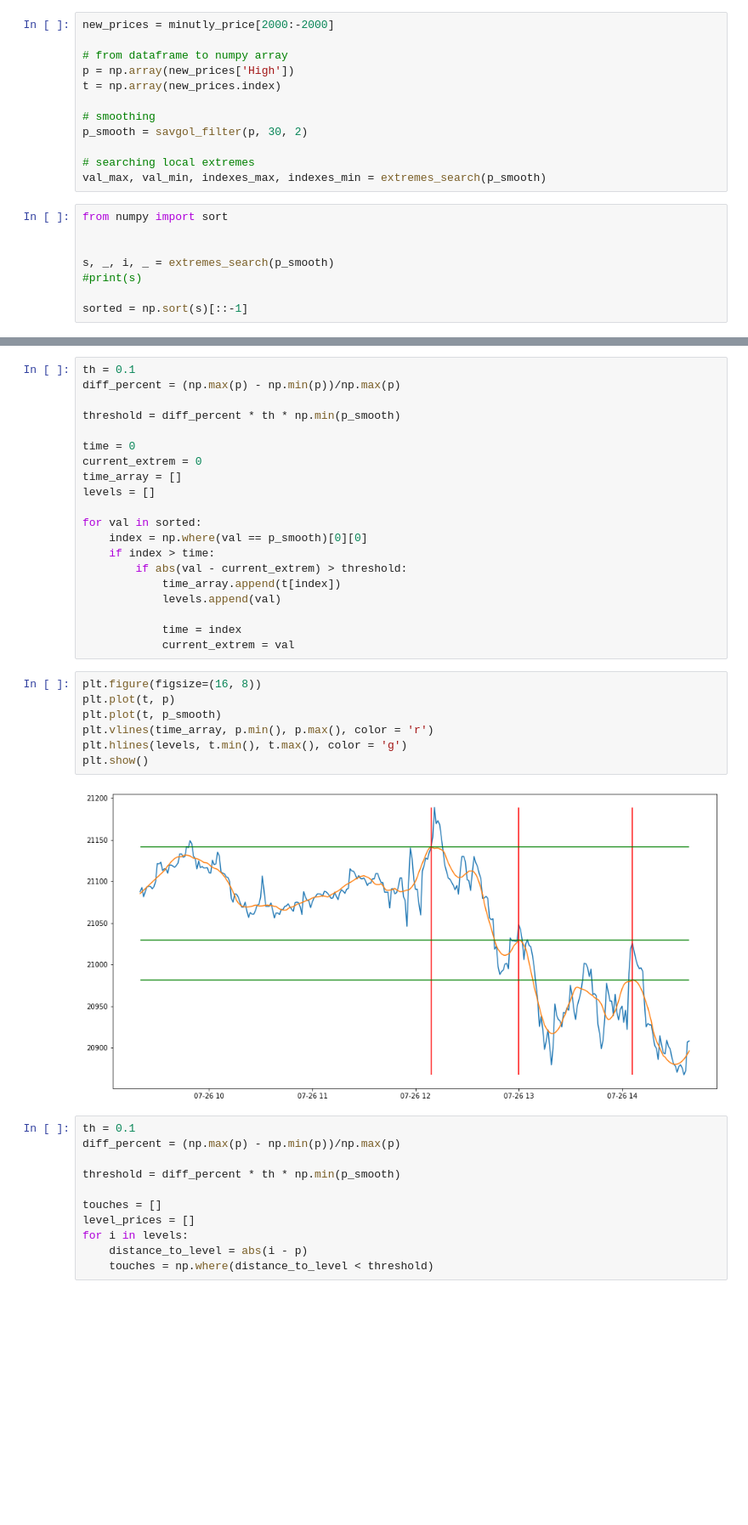
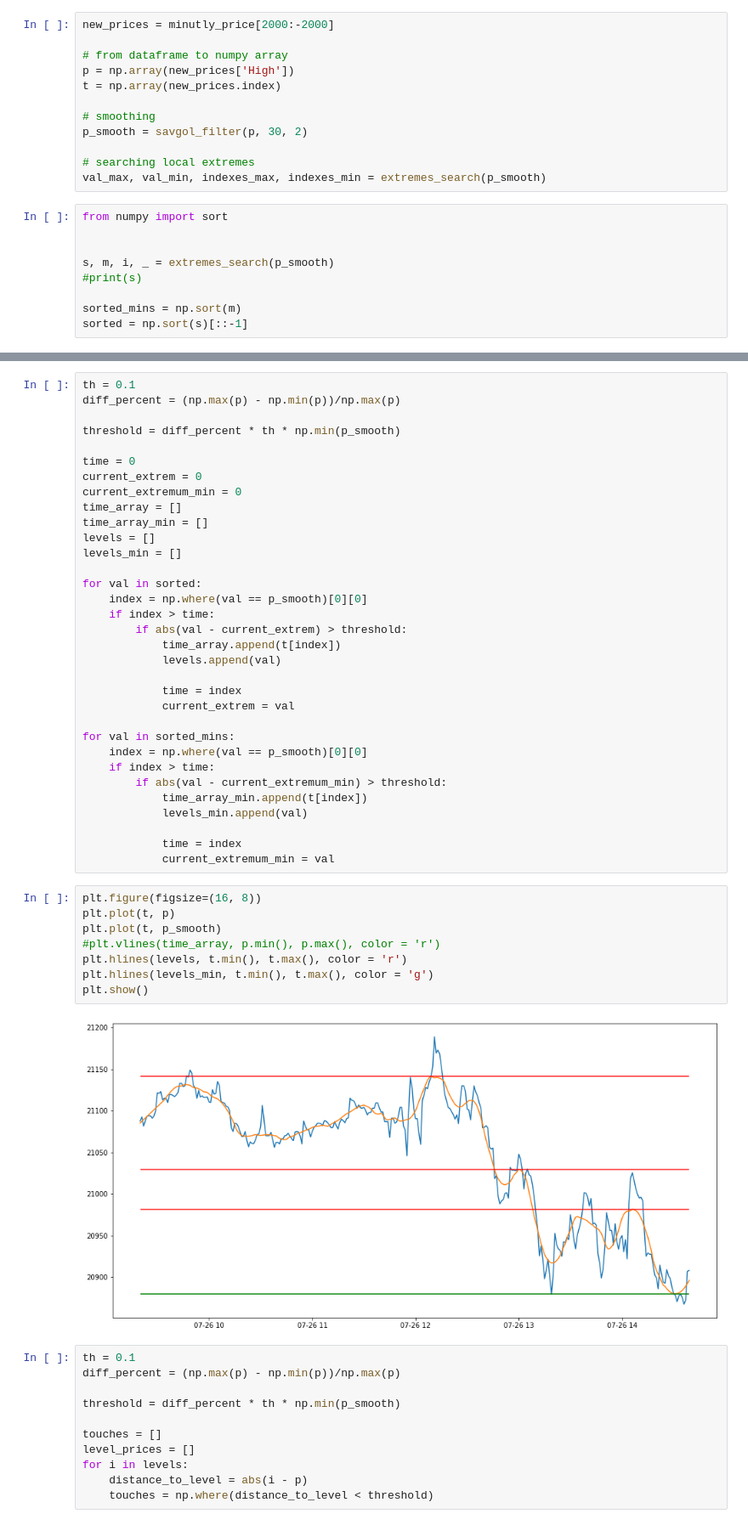
Before and after one commit to oskrivon/levelAnalyser, a Jupyter notebook: resistance_level_detector.ipynb, the cells around one changed output, grey strips where cells are left out. Shown at 85% size. Saved outputs shown, nothing was run; the diff lists cells and outputs as text; blank space fills up the shorter version.

Commit message:
add support levels

```diff
--- a/resistance_level_detector.ipynb
+++ b/resistance_level_detector.ipynb
@@ -197,7 +197,8 @@ val_max, val_min, indexes_max, indexes_min = extremes_search(p_smooth)
 from numpy import sort
 
 
-s, _, i, _ = extremes_search(p_smooth)
+s, m, i, _ = extremes_search(p_smooth)
 #print(s)
 
+sorted_mins = np.sort(m)
 sorted = np.sort(s)[::-1]
@@ -209,8 +217,11 @@ threshold = diff_percent * th * np.min(p_smooth)
 
 time = 0
 current_extrem = 0
+current_extremum_min = 0
 time_array = []
+time_array_min = []
 levels = []
+levels_min = []
 
 for val in sorted:
     index = np.where(val == p_smooth)[0][0]
@@ -221,15 +232,26 @@ for val in sorted:
 
             time = index
             current_extrem = val
+
+for val in sorted_mins:
+    index = np.where(val == p_smooth)[0][0]
+    if index > time:
+        if abs(val - current_extremum_min) > threshold:
+            time_array_min.append(t[index])
+            levels_min.append(val)
+
+            time = index
+            current_extremum_min = val
 # %%
 plt.figure(figsize=(16, 8))
 plt.plot(t, p)
 plt.plot(t, p_smooth)
-plt.vlines(time_array, p.min(), p.max(), color = 'r')
-plt.hlines(levels, t.min(), t.max(), color = 'g')
+#plt.vlines(time_array, p.min(), p.max(), color = 'r')
+plt.hlines(levels, t.min(), t.max(), color = 'r')
+plt.hlines(levels_min, t.min(), t.max(), color = 'g')
 plt.show()
 # %% [output]
-[figure, old version]
+[figure, new version]
 # %%
 th = 0.1
 diff_percent = (np.max(p) - np.min(p))/np.max(p)
```
Also changed, not shown: parts of 1 cell of this notebook, 3 other files.
